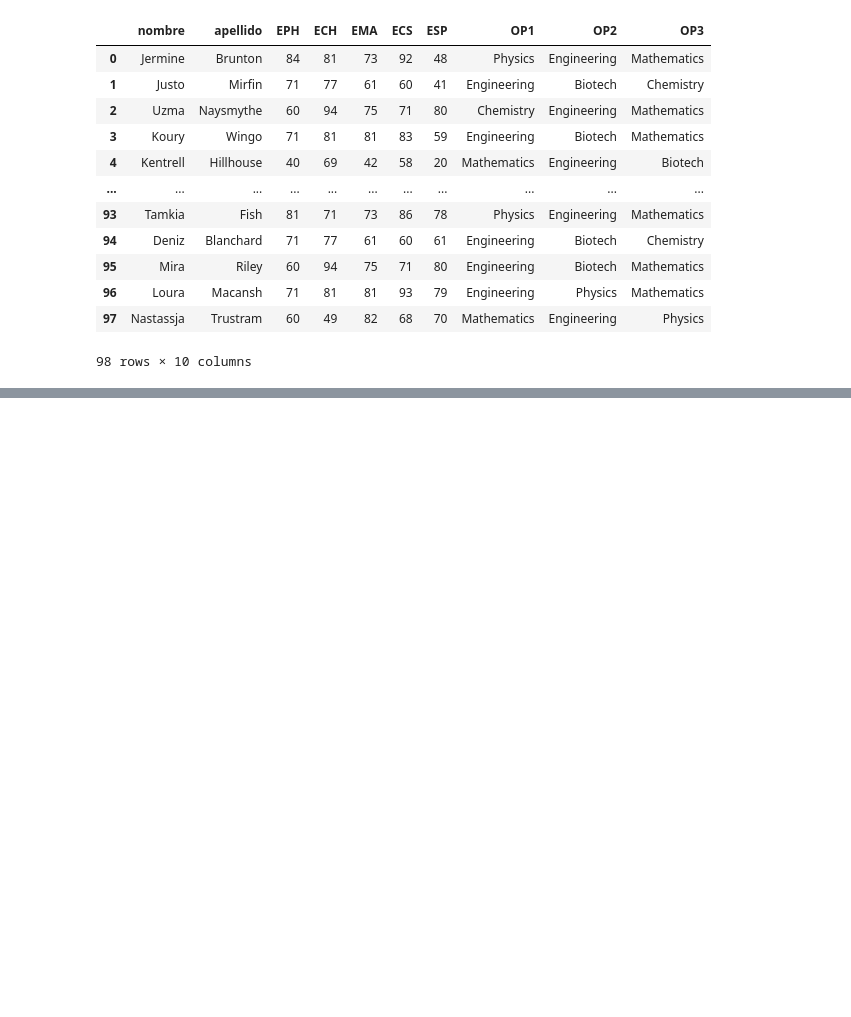
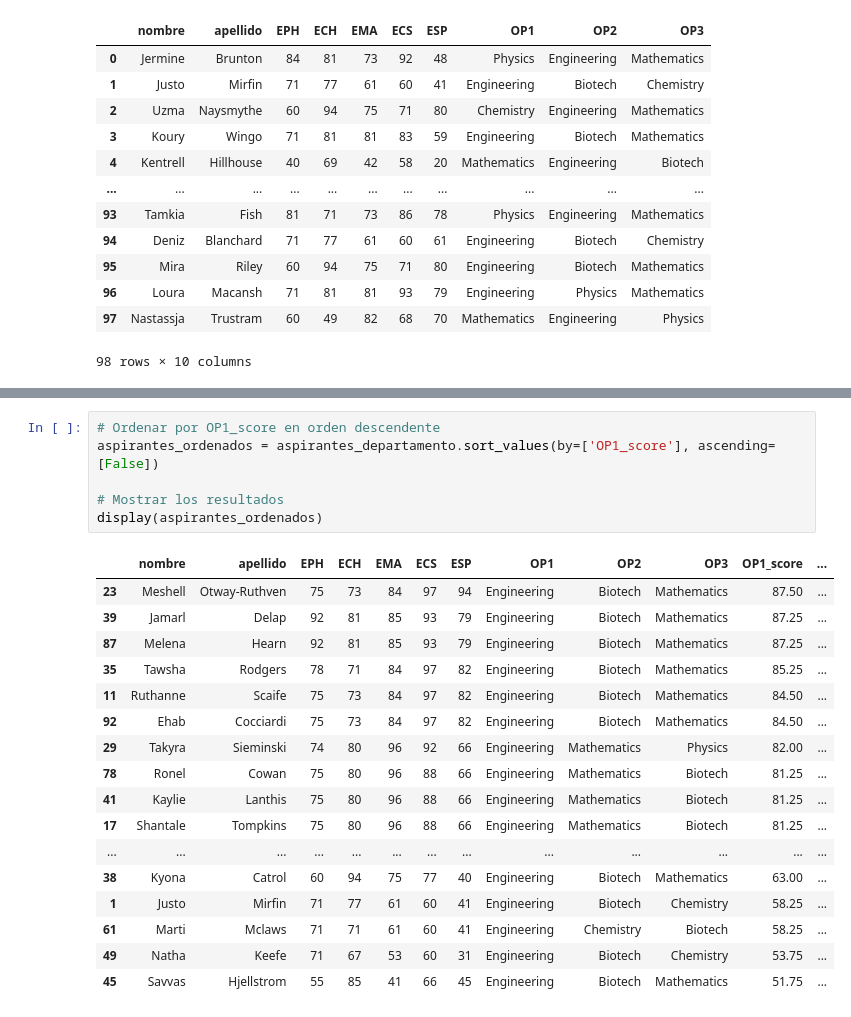
Before and after one commit to gabrielflores-cloud/cursophytoncucsh, a Jupyter notebook: Proyecto_3_Proceso_de_admision.ipynb, the cells around one changed output, grey strips where cells are left out. Saved outputs shown, nothing was run; the diff lists cells and outputs as text; blank space fills up the shorter version.

```diff
--- a/Proyecto_3_Proceso_de_admision.ipynb
+++ b/Proyecto_3_Proceso_de_admision.ipynb
@@ -40,0 +177,24 @@ df
+# %%
+# Ordenar por OP1_score en orden descendente
+aspirantes_ordenados = aspirantes_departamento.sort_values(by=['OP1_score'], ascending=[False])
+
+# Mostrar los resultados
+display(aspirantes_ordenados)
+# %% [output]
+|  | nombre | apellido | EPH | ECH | EMA | ECS | ESP | OP1 | OP2 | OP3 | OP1_score | ... |
+| 23 | Meshell | Otway-Ruthven | 75 | 73 | 84 | 97 | 94 | Engineering | Biotech | Mathematics | 87.50 | ... |
+| 39 | Jamarl | Delap | 92 | 81 | 85 | 93 | 79 | Engineering | Biotech | Mathematics | 87.25 | ... |
+| 87 | Melena | Hearn | 92 | 81 | 85 | 93 | 79 | Engineering | Biotech | Mathematics | 87.25 | ... |
+| 35 | Tawsha | Rodgers | 78 | 71 | 84 | 97 | 82 | Engineering | Biotech | Mathematics | 85.25 | ... |
+| 11 | Ruthanne | Scaife | 75 | 73 | 84 | 97 | 82 | Engineering | Biotech | Mathematics | 84.50 | ... |
+| 92 | Ehab | Cocciardi | 75 | 73 | 84 | 97 | 82 | Engineering | Biotech | Mathematics | 84.50 | ... |
+| 29 | Takyra | Sieminski | 74 | 80 | 96 | 92 | 66 | Engineering | Mathematics | Physics | 82.00 | ... |
+| 78 | Ronel | Cowan | 75 | 80 | 96 | 88 | 66 | Engineering | Mathematics | Biotech | 81.25 | ... |
+| 41 | Kaylie | Lanthis | 75 | 80 | 96 | 88 | 66 | Engineering | Mathematics | Biotech | 81.25 | ... |
+| 17 | Shantale | Tompkins | 75 | 80 | 96 | 88 | 66 | Engineering | Mathematics | Biotech | 81.25 | ... |
+| ... | ... | ... | ... | ... | ... | ... | ... | ... | ... | ... | ... | ... |
+| 38 | Kyona | Catrol | 60 | 94 | 75 | 77 | 40 | Engineering | Biotech | Mathematics | 63.00 | ... |
+| 1 | Justo | Mirfin | 71 | 77 | 61 | 60 | 41 | Engineering | Biotech | Chemistry | 58.25 | ... |
+| 61 | Marti | Mclaws | 71 | 71 | 61 | 60 | 41 | Engineering | Chemistry | Biotech | 58.25 | ... |
+| 49 | Natha | Keefe | 71 | 67 | 53 | 60 | 31 | Engineering | Biotech | Chemistry | 53.75 | ... |
+| 45 | Savvas | Hjellstrom | 55 | 85 | 41 | 66 | 45 | Engineering | Biotech | Mathematics | 51.75 | ... |
```
Also changed, not shown: parts of 10 cells of this notebook.
